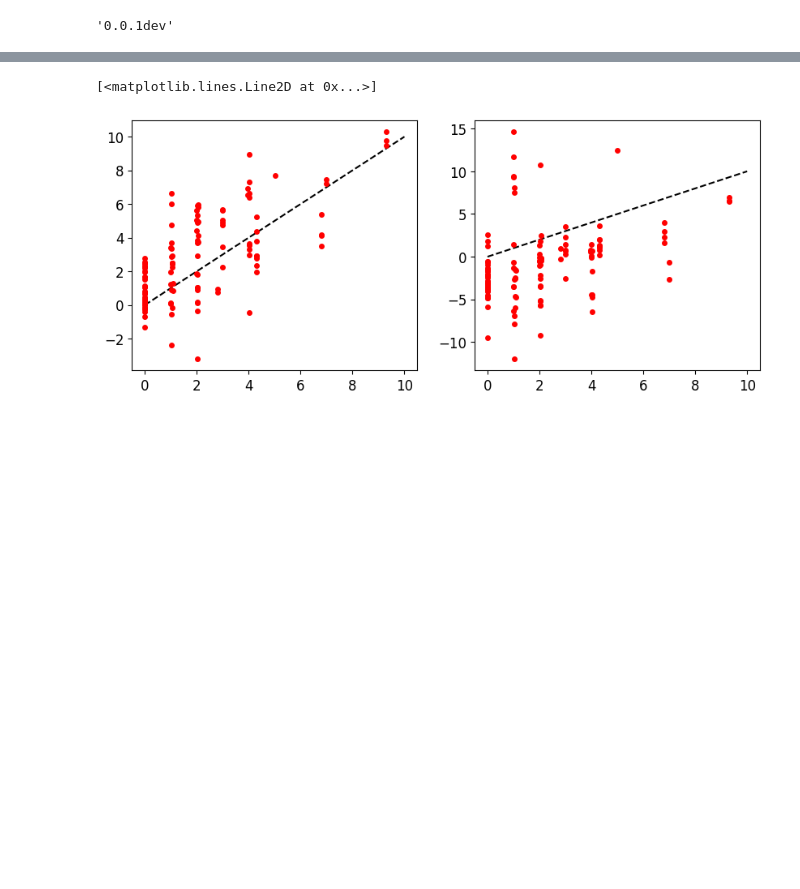
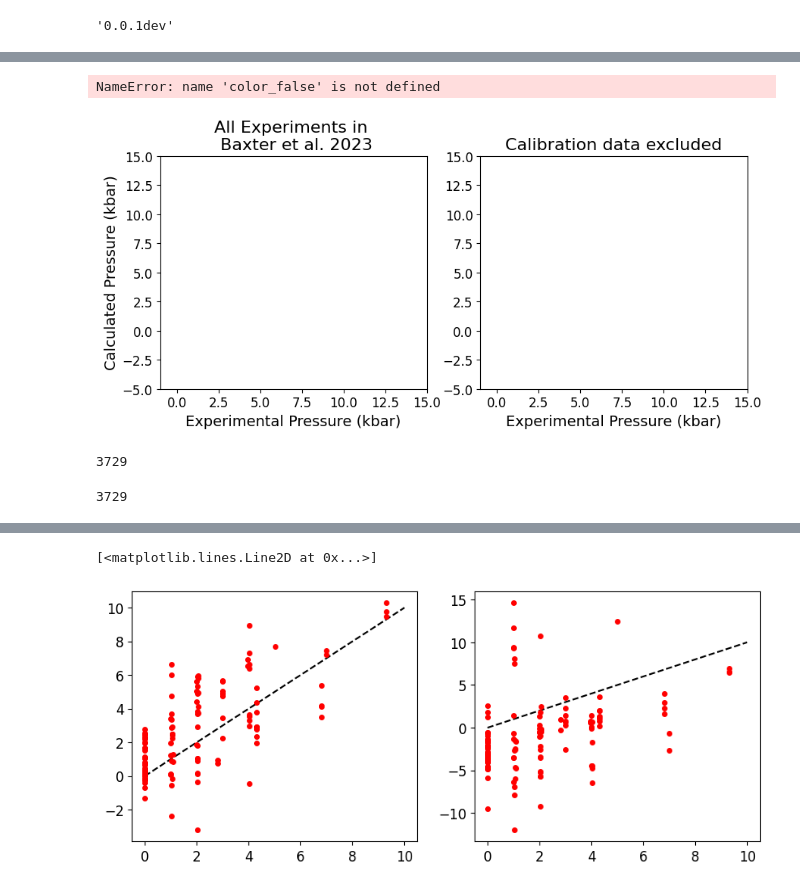
Before and after one commit to gleesonm1/pyOpam, a Jupyter notebook: Examples/NewExperimentsTest.ipynb, the cells around one changed output, grey strips where cells are left out. Saved outputs shown, nothing was run; the diff lists cells and outputs as text; code cells hidden in the pictures; blank space fills up the shorter version.

```diff
--- a/Examples/NewExperimentsTest.ipynb
+++ b/Examples/NewExperimentsTest.ipynb
@@ -26,0 +352,16 @@ OPAM = OPAM.reset_index(drop = True)
+# %%
+R_noCal_results = pt.calculate_R2(R_noCal['Pressure_kbar'], Res_Yang_noCal['P_kbar_calc'])
+R_noCal_results_test = pt.calculate_R2(R_noCal['Pressure_kbar'][Res_Yang_noCal['Pf'] > 0.8],
+                                      Res_Yang_noCal['P_kbar_calc'][Res_Yang_noCal['Pf'] > 0.8])
+
+R_noCal_MAE = (1/len(R_noCal['SiO2_Liq']))*np.sum(Res_Yang_noCal['P_kbar_calc'] - R_noCal['Pressure_kbar'])
+R_noCal_MAE_test = (1/len(R_noCal['SiO2_Liq'][Res_Yang_noCal['Pf'] > 0.8]))*np.sum(Res_Yang_noCal['P_kbar_calc'][Res_Yang_noCal['Pf'] > 0.8] -
+                                                                                   R_noCal['Pressure_kbar'][Res_Yang_noCal['Pf'] > 0.8])
+# %%
+R_Cal_results = pt.calculate_R2(R_data['Pressure_kbar'], Res_Yang_All['P_kbar_calc'])
+R_Cal_results_test = pt.calculate_R2(R_data['Pressure_kbar'][Res_Yang_All['Pf'] > 0.8],
+                                      Res_Yang_All['P_kbar_calc'][Res_Yang_All['Pf'] > 0.8])
+
+R_Cal_MAE = (1/len(R_data['SiO2_Liq']))*np.sum(Res_Yang_All['P_kbar_calc'] - R_data['Pressure_kbar'])
+R_Cal_MAE_test = (1/len(R_data['SiO2_Liq'][Res_Yang_All['Pf'] > 0.8]))*np.sum(Res_Yang_All['P_kbar_calc'][Res_Yang_All['Pf'] > 0.8] -
+                                                                                   R_data['Pressure_kbar'][Res_Yang_All['Pf'] > 0.8])
@@ -26,0 +389,49 @@ OPAM = OPAM.reset_index(drop = True)
+# %%
+f, a = plt.subplots(1,2, figsize = (10,4))
+a[0].set_xlabel('Experimental Pressure (kbar)')
+a[0].set_ylabel('Calculated Pressure (kbar)')
+a[1].set_xlabel('Experimental Pressure (kbar)')
+a[0].set_xlim([-1,15])
+a[0].set_ylim([-5,15])
+a[1].set_xlim([-1,15])
+a[1].set_ylim([-5,15])
+
+a[0].set_title('All Experiments in \n Baxter et al. 2023')
+a[1].set_title('Calibration data excluded')
+
+a[0].plot(R_data['Pressure_kbar'], Res_Yang_All['P_kbar_calc'], 'o', mfc = color_false, mec = "None")
+a[1].plot(R_noCal['Pressure_kbar'], Res_Yang_noCal['P_kbar_calc'], 'o', mfc = color_false, mec = "None")
+
+a[0].plot(R_data['Pressure_kbar'][Res_Yang_All['Pf'] > 0.8],
+          Res_Yang_All['P_kbar_calc'][Res_Yang_All['Pf'] > 0.8],
+          'd', mfc = color_true, mec = "k", ms = true_size)
+a[1].plot(R_noCal['Pressure_kbar'][Res_Yang_noCal['Pf'] > 0.8],
+          Res_Yang_noCal['P_kbar_calc'][Res_Yang_noCal['Pf'] > 0.8],
+          'd', mfc = color_true, mec = 'k', ms = true_size)
+
+a[0].text(6.5, 0, 'R$^{2}$ = ' + R_Cal_results_test['R2'], color = color_true)
+a[0].text(6.5, -1, 'RMSE = ' + str(round(float(R_Cal_results_test['RMSE']),2)), color = color_true)
+a[0].text(6.5, -2, 'MAE = ' + str(round(R_Cal_MAE_test,2)), color = color_true)
+a[0].text(6.5, -3, 'Grad = ' + str(round(float(R_Cal_results_test['Grad'][0]),2)), color = color_true)
+a[0].text(6.5, -4, 'Int = ' + str(round(float(R_Cal_results_test['Int']),2)), color = color_true)
+
+a[0].text(11, 0, 'R$^{2}$ = ' + R_Cal_results['R2'], color = color_false)
+a[0].text(11, -1, 'RMSE = ' + str(round(float(R_Cal_results['RMSE']),2)), color = color_false)
+a[0].text(11, -2, 'MAE = ' + str(round(R_Cal_MAE,2)), color = color_false)
+a[0].text(11, -3, 'Grad = ' + str(round(float(R_Cal_results['Grad'][0]),2)), color = color_false)
+a[0].text(11, -4, 'Int = ' + str(round(float(R_Cal_results['Int']),2)), color = color_false)
+
+a[1].text(6.5, 0, 'R$^{2}$ = ' + R_noCal_results_test['R2'], color = color_true)
+a[1].text(6.5, -1, 'RMSE = ' + str(round(float(R_noCal_results_test['RMSE']),2)), color = color_true)
+a[1].text(6.5, -2, 'MAE = ' + str(round(R_noCal_MAE_test,2)), color = color_true)
+a[1].text(6.5, -3, 'Grad = ' + str(round(float(R_noCal_results_test['Grad'][0]),2)), color = color_true)
+a[1].text(6.5, -4, 'Int = ' + str(round(float(R_noCal_results_test['Int']),2)), color = color_true)
+
+a[1].text(11, 0, 'R$^{2}$ = ' + R_noCal_results['R2'], color = color_false)
+a[1].text(11, -1, 'RMSE = ' + str(round(float(R_noCal_results['RMSE']),2)), color = color_false)
+a[1].text(11, -2, 'MAE = ' + str(round(R_noCal_MAE,2)), color = color_false)
+a[1].text(11, -3, 'Grad = ' + str(round(float(R_noCal_results['Grad'][0]),2)), color = color_false)
+a[1].text(11, -4, 'Int = ' + str(round(float(R_noCal_results['Int']),2)), color = color_false)
+# %% [output]
+NameError: name 'color_false' is not defined
+[figure, added]
@@ -26,0 +442,8 @@ OPAM = OPAM.reset_index(drop = True)
+# %%
+len(Data['Pressure_min'][Data['Probability'] > 0.8])
+# %% [output]
+3729
+# %%
+len(Results['P_kbar_calc'][Results['Pf'] > 0.8])
+# %% [output]
+3729
```
Also changed, not shown: parts of 17 cells of this notebook, 18 other files.
